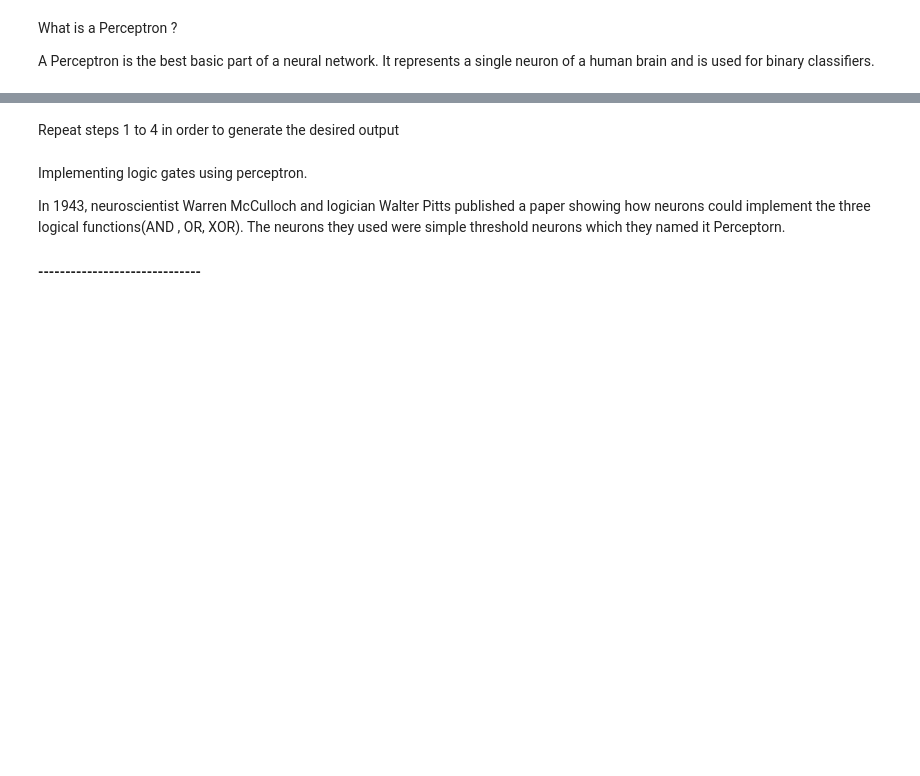
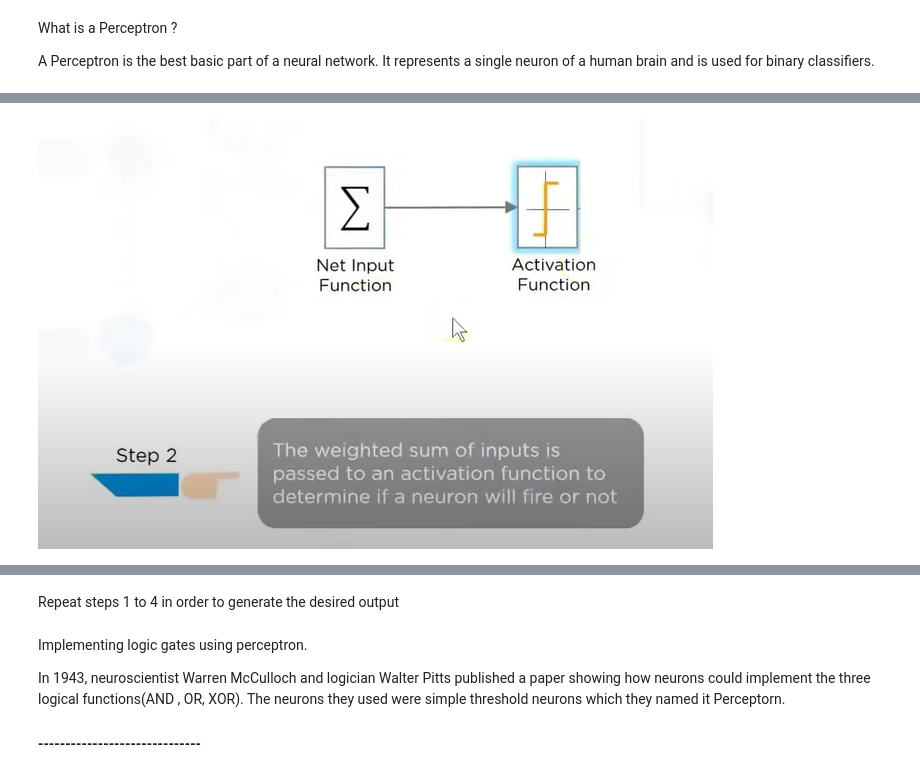
Before and after one commit to Valve04/Deep-Learning, a Jupyter notebook: Learn.ipynb, the cells around one changed output, grey strips where cells are left out. Cells and saved outputs as stored; diff of their text form; code cells hidden in the pictures; blank space fills up the shorter version.

```diff
--- a/Learn.ipynb
+++ b/Learn.ipynb
@@ -53,2 +59,6 @@ The weighted sum of input is passed to an activation function to datermine if a
+# %%
+display.Image("../Pictures/Capture4.PNG")
+# %% [output]
+[figure, added]
 # %% [markdown]
 Perceptron receives input signals and if the sum of the input signals exceeds a certain threshold value, it either outputs a signal or does not return an output.
```
Also changed, not shown: parts of 18 cells of this notebook.
